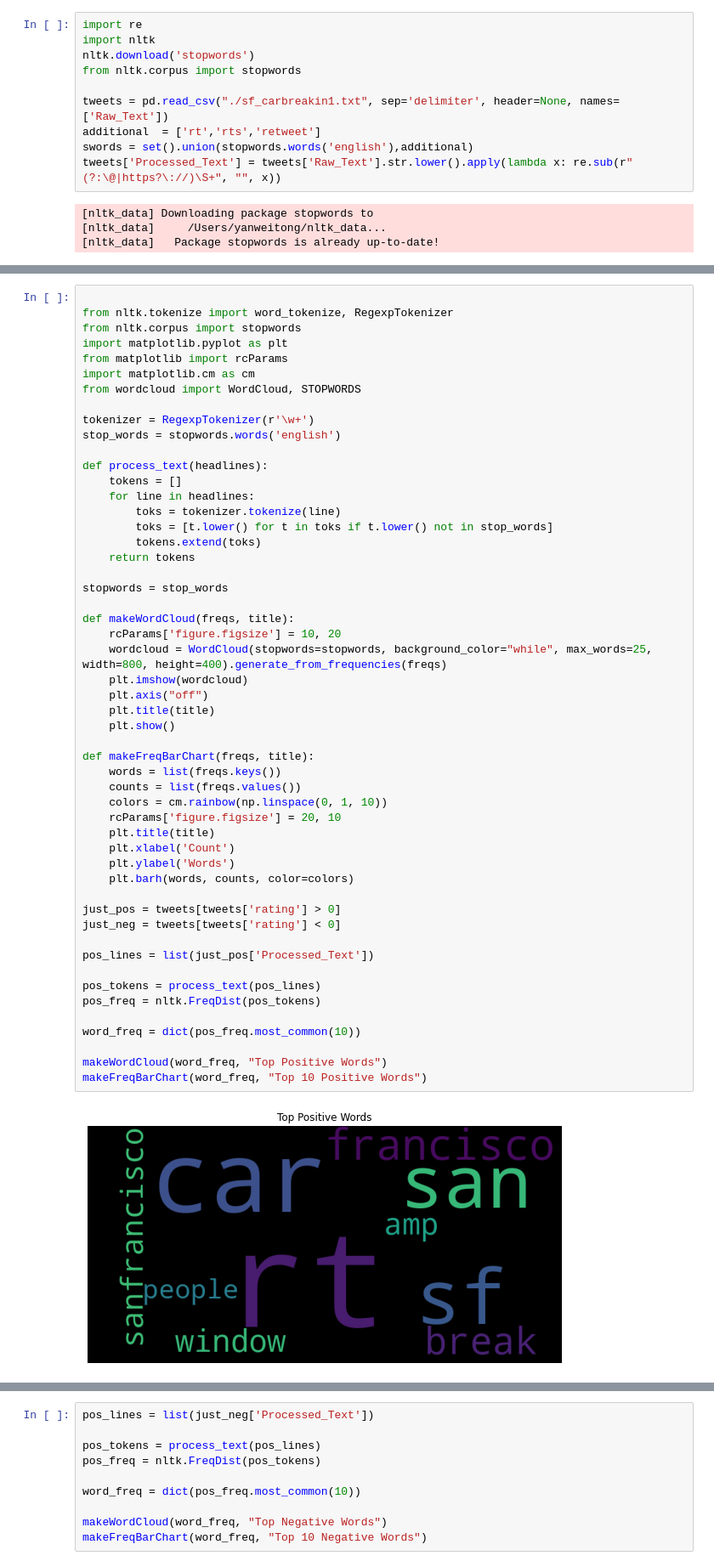
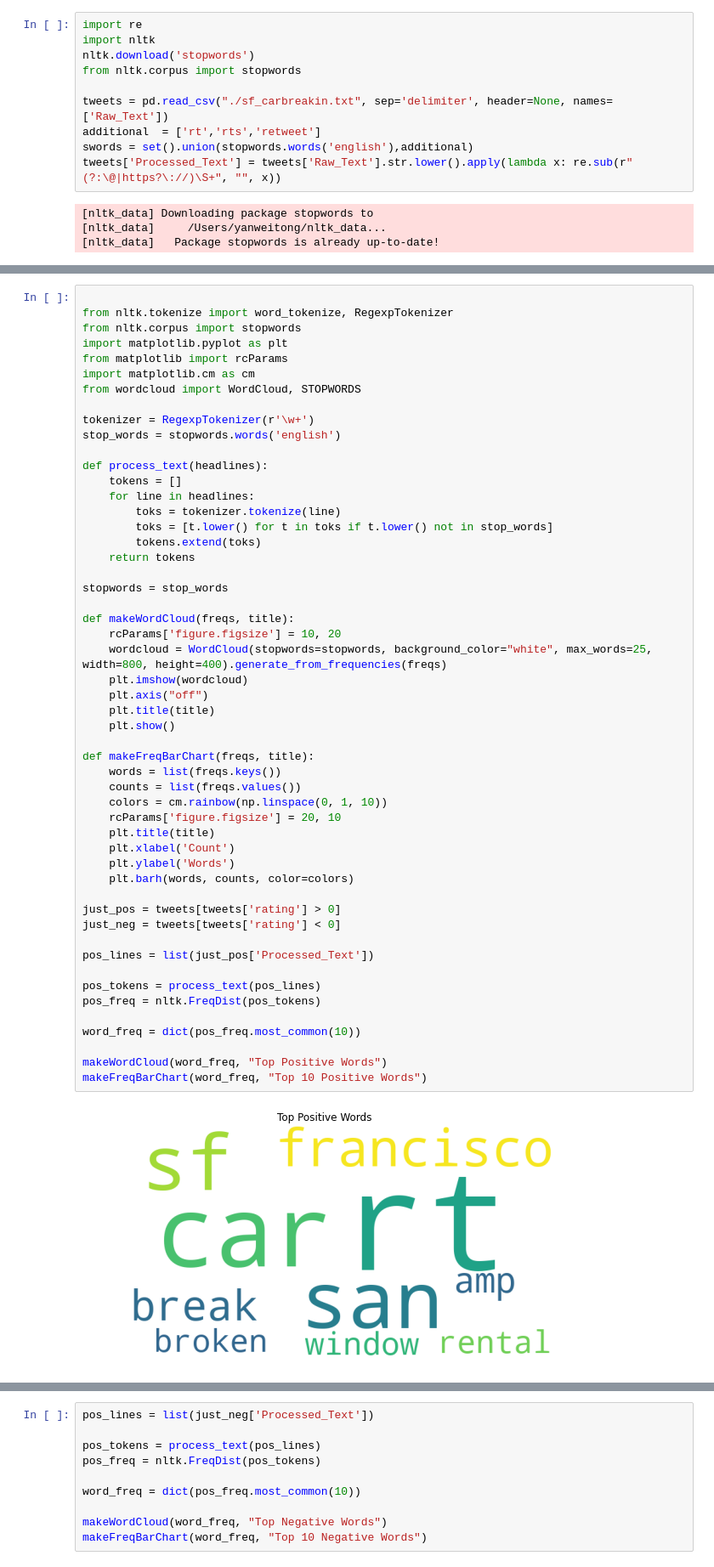
Before and after one commit to anly501/Yichen_Personal_web, a Jupyter notebook: codes/02-data-cleaning/twitter_text_clean.ipynb, the cells around one changed output, grey strips where cells are left out. Shown at 85% size. Cells and saved outputs as stored; diff of their text form.

```diff
--- a/codes/02-data-cleaning/twitter_text_clean.ipynb
+++ b/codes/02-data-cleaning/twitter_text_clean.ipynb
@@ -154,7 +160,7 @@ import nltk
 nltk.download('stopwords')
 from nltk.corpus import stopwords
 
-tweets = pd.read_csv("./sf_carbreakin1.txt", sep='delimiter', header=None, names=['Raw_Text'])
+tweets = pd.read_csv("./sf_carbreakin.txt", sep='delimiter', header=None, names=['Raw_Text'])
 additional  = ['rt','rts','retweet']
 swords = set().union(stopwords.words('english'),additional)
 tweets['Processed_Text'] = tweets['Raw_Text'].str.lower().apply(lambda x: re.sub(r"(?:\@|https?\://)\S+", "", x))
@@ -206,33 +211,33 @@ stopwords = stop_words
 
 def makeWordCloud(freqs, title):
     rcParams['figure.figsize'] = 10, 20
-    wordcloud = WordCloud(stopwords=stopwords, background_color="while", max_words=25, width=800, height=400).generate_from_frequencies(freqs)
+    wordcloud = WordCloud(stopwords=stopwords, background_color="white", max_words=25, width=800, height=400).generate_from_frequencies(freqs)
     plt.imshow(wordcloud)
     plt.axis("off")
     plt.title(title)
     plt.show()
 
 def makeFreqBarChart(freqs, title):
     words = list(freqs.keys())
     counts = list(freqs.values())
     colors = cm.rainbow(np.linspace(0, 1, 10))
     rcParams['figure.figsize'] = 20, 10
     plt.title(title)
     plt.xlabel('Count')
     plt.ylabel('Words')
     plt.barh(words, counts, color=colors)
 
 just_pos = tweets[tweets['rating'] > 0]
 just_neg = tweets[tweets['rating'] < 0]
 
 pos_lines = list(just_pos['Processed_Text'])
 
 pos_tokens = process_text(pos_lines)
 pos_freq = nltk.FreqDist(pos_tokens)
 
 word_freq = dict(pos_freq.most_common(10))
 
 makeWordCloud(word_freq, "Top Positive Words")
 makeFreqBarChart(word_freq, "Top 10 Positive Words")
 # %% [output]
-[figure, old version]
+[figure, new version]
```
Also changed, not shown: parts of 9 cells of this notebook, 9 other files.
